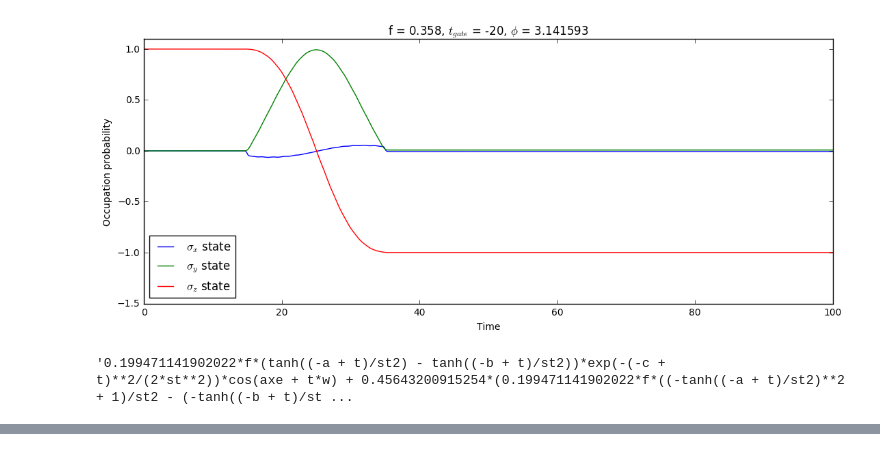
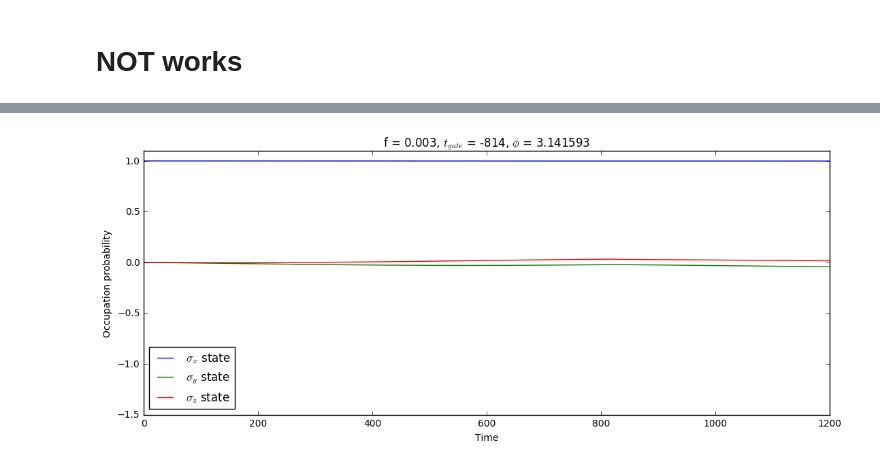
Before and after one commit to safoex/qubitlab, a Jupyter notebook: python/qutip/libqubitNd.ipynb, the cells around one changed output, grey strips where cells are left out. Cells and saved outputs as stored; diff of their text form; code cells hidden in the pictures.

```diff
--- a/python/qutip/libqubitNd.ipynb
+++ b/python/qutip/libqubitNd.ipynb
@@ -405,8 +390,13 @@ gip.plot()
-# %%
-gq.plot()
-# %% [output]
-[figure, removed]
-# %%
-gip.get_contour_shape()
-# %% [output]
-'0.199471141902022*f*(tanh((-a + t)/st2) - tanh((-b + t)/st2))*exp(-(-c + t)**2/(2*st**2))*cos(axe + t*w) + 0.45643200915254*(0.199471141902022*f*((-tanh((-a + t)/st2)**2 + 1)/st2 - (-tanh((-b + t)/st ...
+# %% [markdown]
+# NOT works
+# %%
+testq = SingleQND()
+
+g = PulseNXYDrag(params = { 'a': 5, 'f' : 0.3,'phase':-np.pi/2,'st':0.5,'axe':0 },
+                  time = {'maxtime' : 20,'points':1000}, extra = {'qubit' : testq,'default':False})
+
+testq.params['psi0'] = (testq.evecs[0] + testq.evecs[1])
+# %%
+testq.solveRF()
+testq.plot()
+# %% [output]
@@ -412,0 +413 @@ gip.get_contour_shape()
+[figure, added]
```
Also changed, not shown: parts of 18 cells of this notebook.
